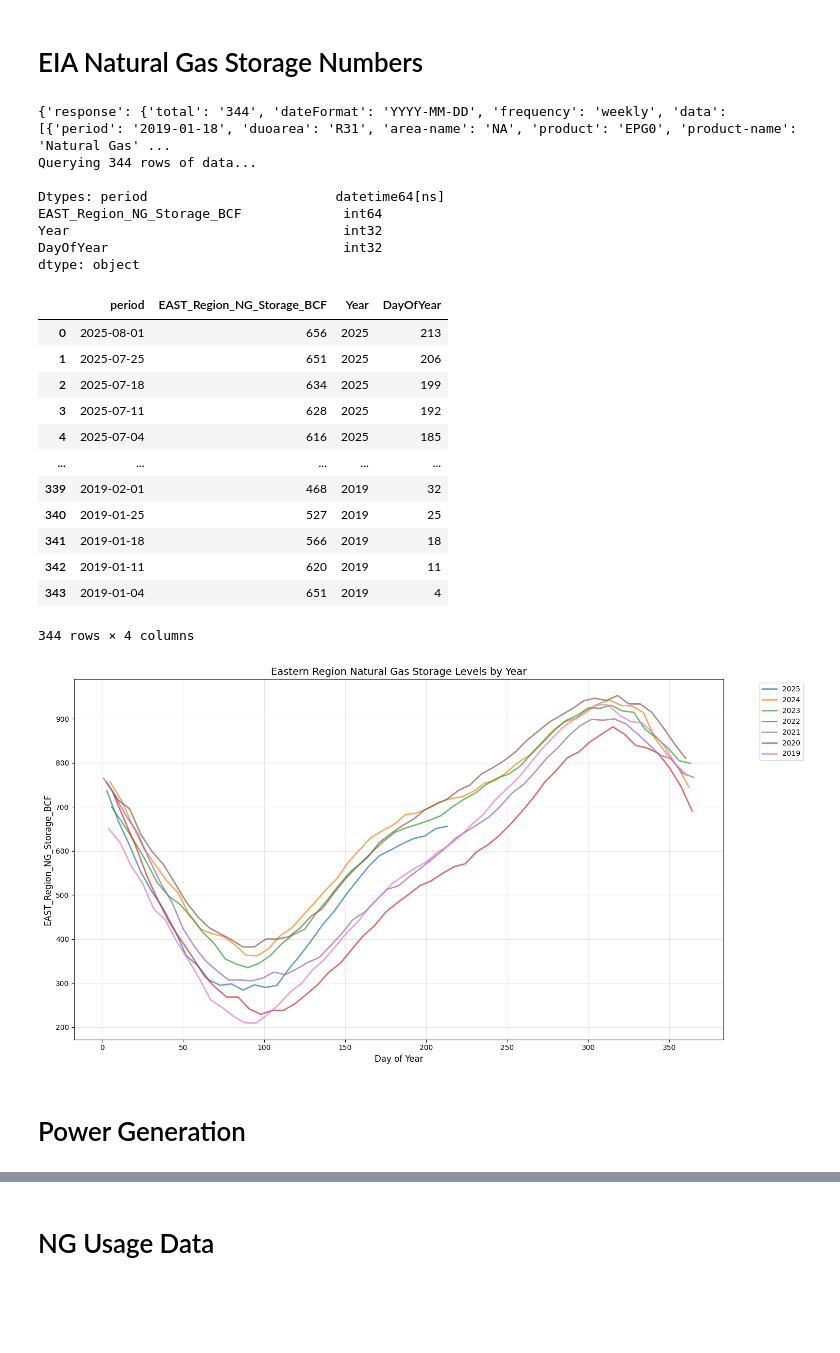
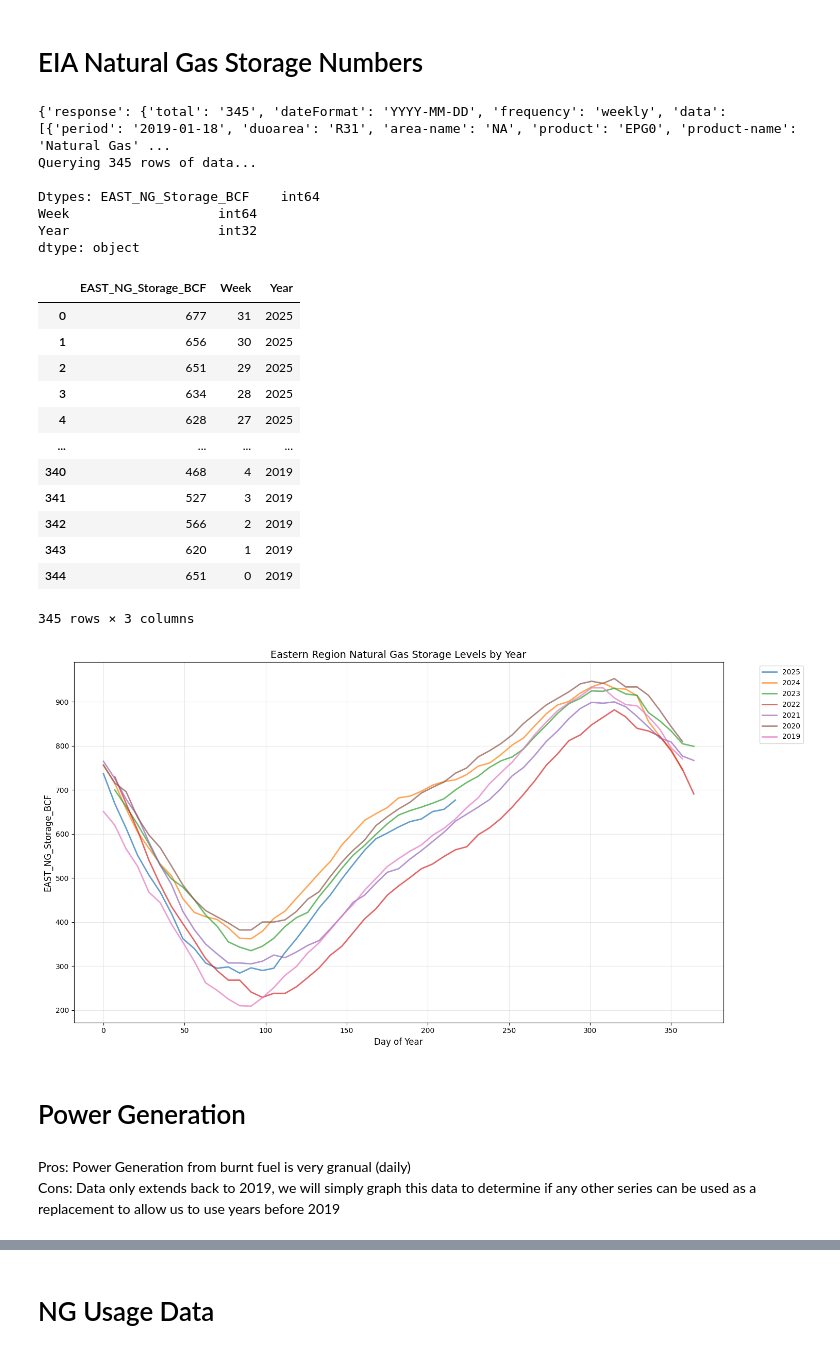
Before and after one commit to JCalago02/Nat-Gas-Model, a Jupyter notebook: notebooks/features.ipynb, the cells around one changed output, grey strips where cells are left out. Drawn from its saved outputs; the diff is of its cells as text; code cells hidden in the pictures; blank space fills up the shorter version.

Commit message:
Create final POC for monthly to weekly EIA data linear interpolation

```diff
--- a/notebooks/features.ipynb
+++ b/notebooks/features.ipynb
@@ -25,38 +25,39 @@ data_puller = EIADataPuller(ANALYSIS_REGION)
 # EIA Natural Gas Storage Numbers
 # %%
 df = data_puller.get_storage_data()
-df['Year'] = df['period'].dt.year
-df['DayOfYear'] = df['period'].dt.dayofyear
 
 print(f"\nDtypes: {df.dtypes}")
 df
 # %% [output]
-{'response': {'total': '344', 'dateFormat': 'YYYY-MM-DD', 'frequency': 'weekly', 'data': [{'period': '2019-01-18', 'duoarea': 'R31', 'area-name': 'NA', 'product': 'EPG0', 'product-name': 'Natural Gas' ...
-Querying 344 rows of data...
+{'response': {'total': '345', 'dateFormat': 'YYYY-MM-DD', 'frequency': 'weekly', 'data': [{'period': '2019-01-18', 'duoarea': 'R31', 'area-name': 'NA', 'product': 'EPG0', 'product-name': 'Natural Gas' ...
+Querying 345 rows of data...
 
-Dtypes: period                        datetime64[ns]
-EAST_Region_NG_Storage_BCF             int64
-Year                                   int32
-DayOfYear                              int32
+Dtypes: EAST_NG_Storage_BCF    int64
+Week                   int64
+Year                   int32
 dtype: object
-|  | period | EAST_Region_NG_Storage_BCF | Year | DayOfYear |
-| 0 | 2025-08-01 | 656 | 2025 | 213 |
-| 1 | 2025-07-25 | 651 | 2025 | 206 |
-| 2 | 2025-07-18 | 634 | 2025 | 199 |
-| 3 | 2025-07-11 | 628 | 2025 | 192 |
-| 4 | 2025-07-04 | 616 | 2025 | 185 |
-| ... | ... | ... | ... | ... |
-| 339 | 2019-02-01 | 468 | 2019 | 32 |
-| 340 | 2019-01-25 | 527 | 2019 | 25 |
-| 341 | 2019-01-18 | 566 | 2019 | 18 |
-| 342 | 2019-01-11 | 620 | 2019 | 11 |
-| 343 | 2019-01-04 | 651 | 2019 | 4 |
+|  | EAST_NG_Storage_BCF | Week | Year |
+| 0 | 677 | 31 | 2025 |
+| 1 | 656 | 30 | 2025 |
+| 2 | 651 | 29 | 2025 |
+| 3 | 634 | 28 | 2025 |
+| 4 | 628 | 27 | 2025 |
+| ... | ... | ... | ... |
+| 340 | 468 | 4 | 2019 |
+| 341 | 527 | 3 | 2019 |
+| 342 | 566 | 2 | 2019 |
+| 343 | 620 | 1 | 2019 |
+| 344 | 651 | 0 | 2019 |
-344 rows × 4 columns
+345 rows × 3 columns
 # %%
-EDAPlots.generate_year_plot(df, 'EAST_Region_NG_Storage_BCF', 'Eastern Region Natural Gas Storage Levels by Year')
+ng_plot_df = df.assign(DayOfYear=lambda x: x['Week'] * 7)
+EDAPlots.generate_year_plot(ng_plot_df, f'{ANALYSIS_REGION.name}_NG_Storage_BCF', f"{ANALYSIS_REGION.name} Regional Natural Gas Storage Levels by Year")
 # %% [output]
-[figure, old version]
+[figure, new version]
 # %% [markdown]
 # Power Generation
+# %% [markdown]
+Pros: Power Generation from burnt fuel is very granual (daily)
+Cons: Data only extends back to 2019, we will simply graph this data to determine if any other series can be used as a replacement to allow us to use years before 2019
 # %%
 power_gen_df = data_puller.get_power_gen_data(FuelType.NATURAL_GAS)
```
Also changed, not shown: parts of 14 cells of this notebook, 2 other files.
